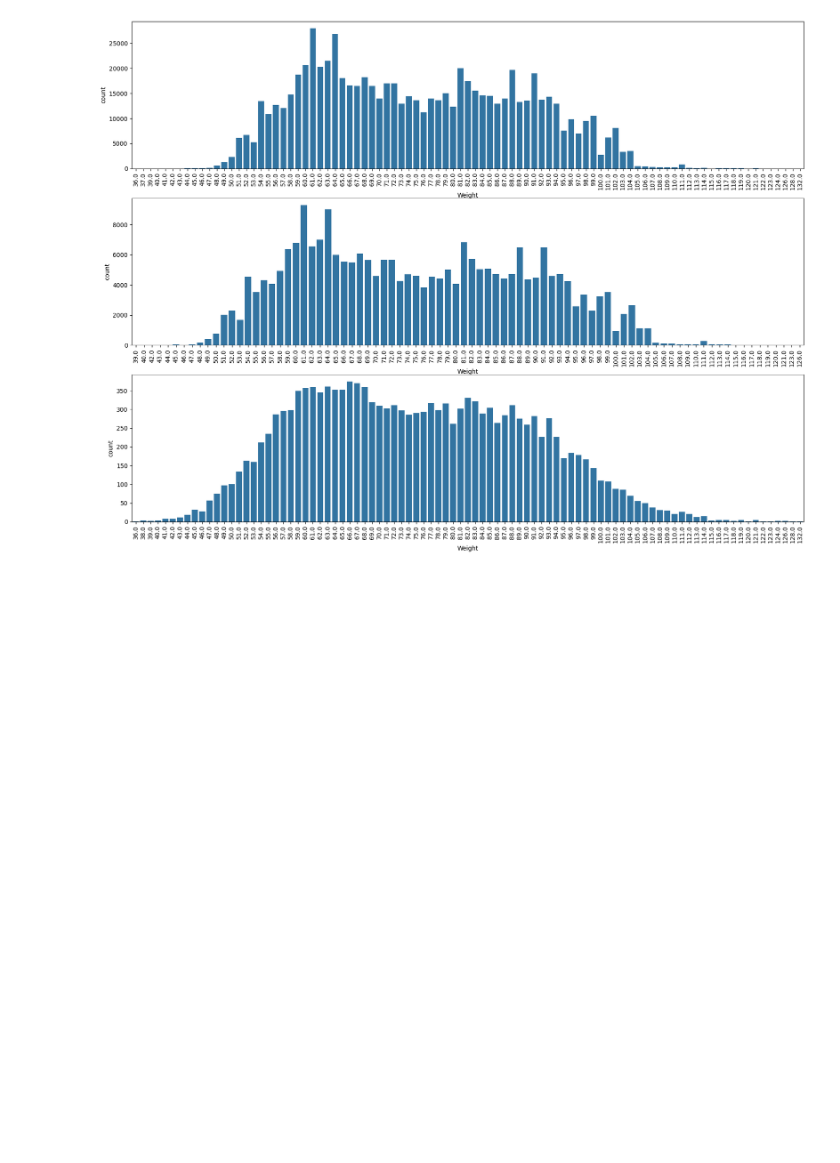
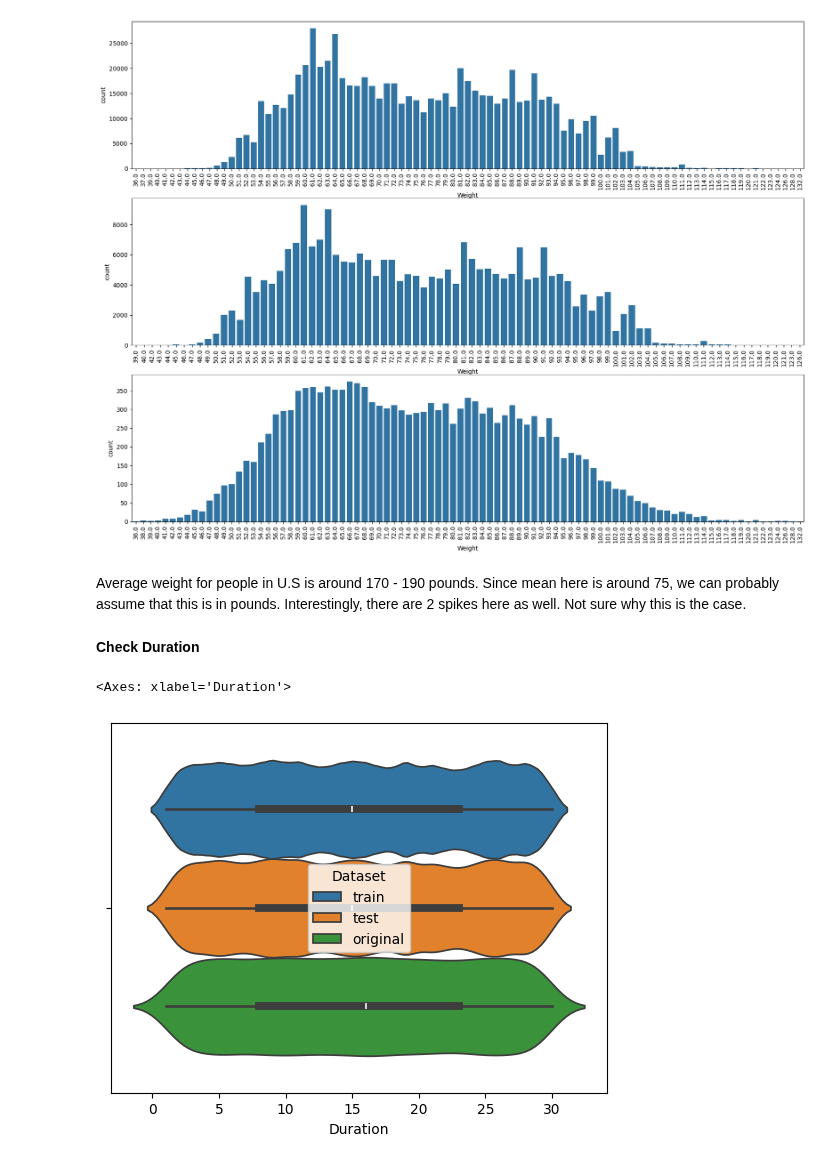
Before and after one commit to LoneCoder21/Kaggle-Notebooks, a Jupyter notebook: Regression/Calorie Expenditure/eda.ipynb, the cells around one changed output. Cells and saved outputs as stored; diff of their text form; code cells hidden in the pictures; blank space fills up the shorter version.

Commit message:
check rest of numerical features except calories

```diff
--- a/Regression/Calorie Expenditure/eda.ipynb
+++ b/Regression/Calorie Expenditure/eda.ipynb
@@ -203,3 +203,12 @@ sns.countplot(original, x="Weight",ax=axes[2])
 # %% [output]
 <Axes: xlabel='Weight', ylabel='count'>
 [figure]
+# %% [markdown]
+Average weight for people in U.S is around 170 - 190 pounds. Since mean here is around 75, we can probably assume that this is in pounds. Interestingly, there are 2 spikes here as well. Not sure why this is the case.
+# %% [markdown]
+**Check Duration**
+# %%
+sns.violinplot(df, x="Duration", hue="Dataset")
+# %% [output]
+<Axes: xlabel='Duration'>
+[figure, added]
```
Also changed, not shown: parts of 12 cells of this notebook.
